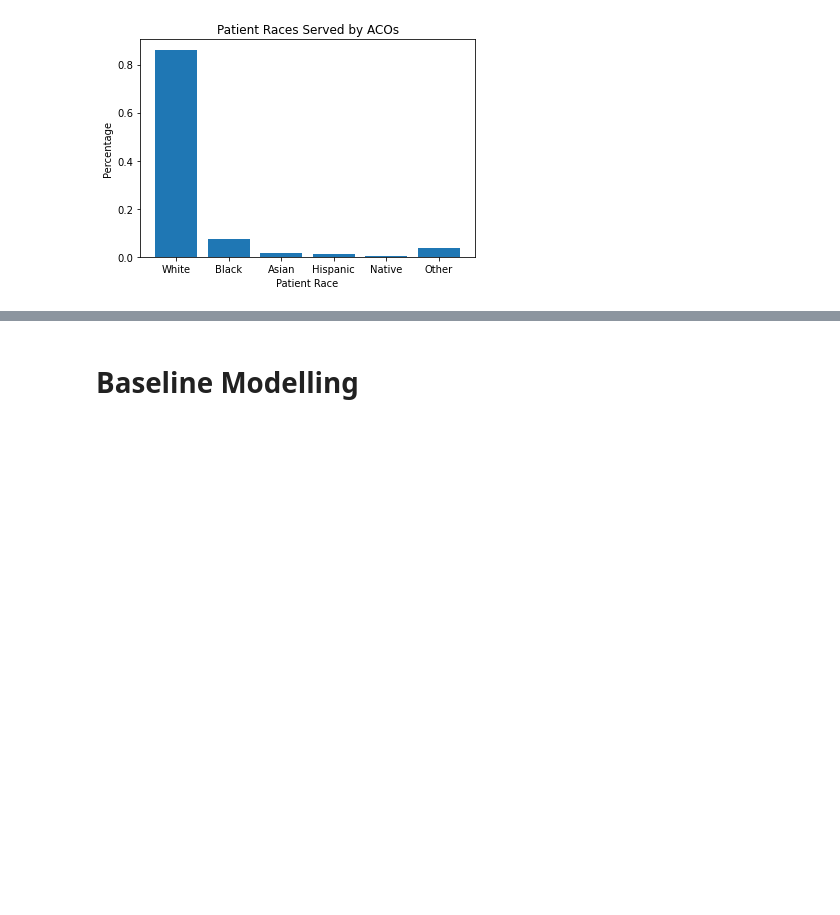
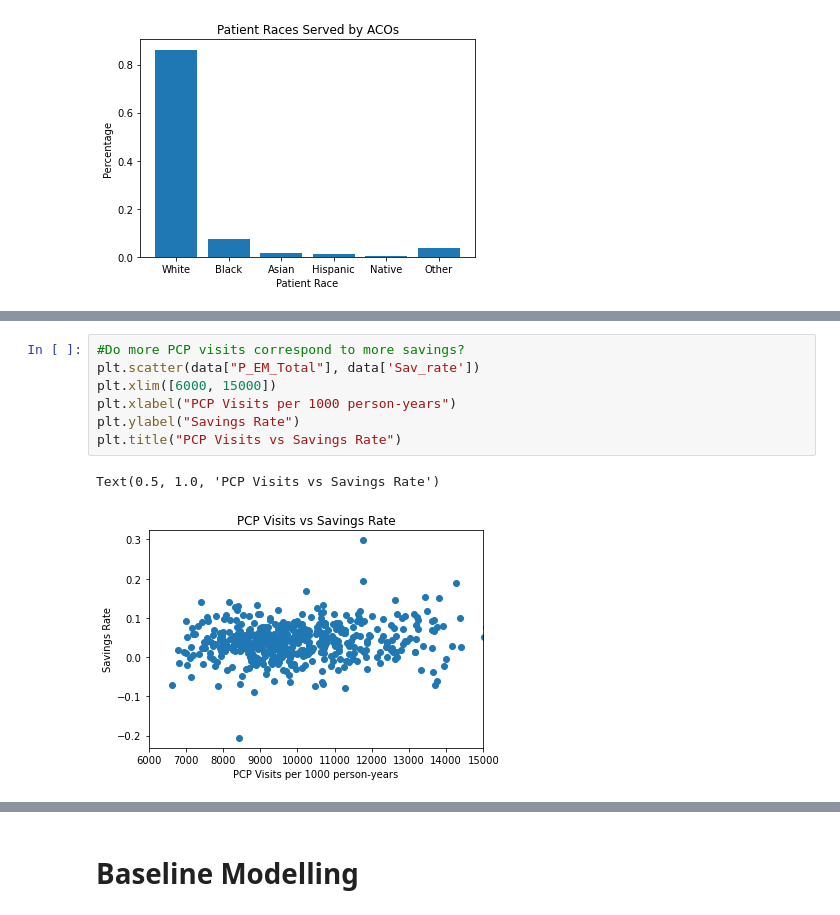
Before and after one commit to eshantewari/cs109-final-project, a Jupyter notebook: EDA.ipynb, the cells around one changed output, grey strips where cells are left out. Saved outputs shown, nothing was run; the diff lists cells and outputs as text; blank space fills up the shorter version.

```diff
--- a/EDA.ipynb
+++ b/EDA.ipynb
@@ -195,0 +247,10 @@ plt.show()
+# %%
+#Do more PCP visits correspond to more savings?
+plt.scatter(data["P_EM_Total"], data['Sav_rate'])
+plt.xlim([6000, 15000])
+plt.xlabel("PCP Visits per 1000 person-years")
+plt.ylabel("Savings Rate")
+plt.title("PCP Visits vs Savings Rate")
+# %% [output]
+Text(0.5, 1.0, 'PCP Visits vs Savings Rate')
+[figure, added]
```
Also changed, not shown: parts of 7 cells of this notebook.
